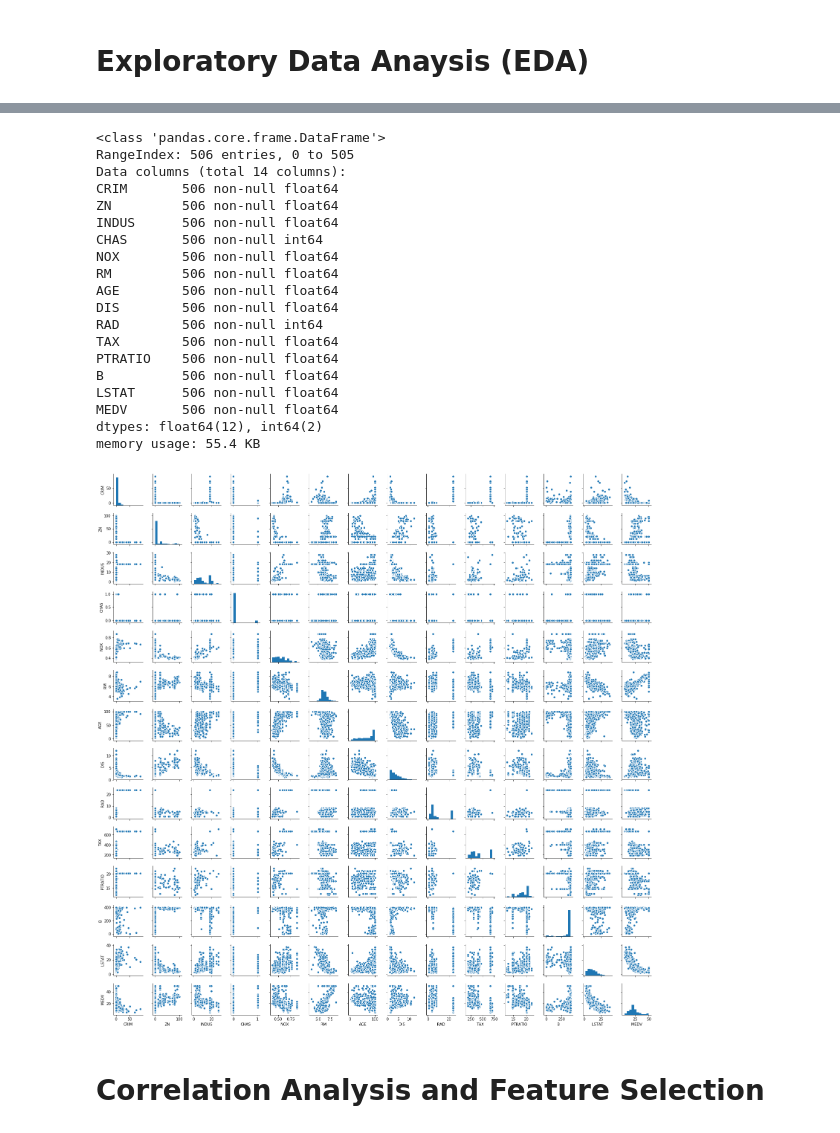
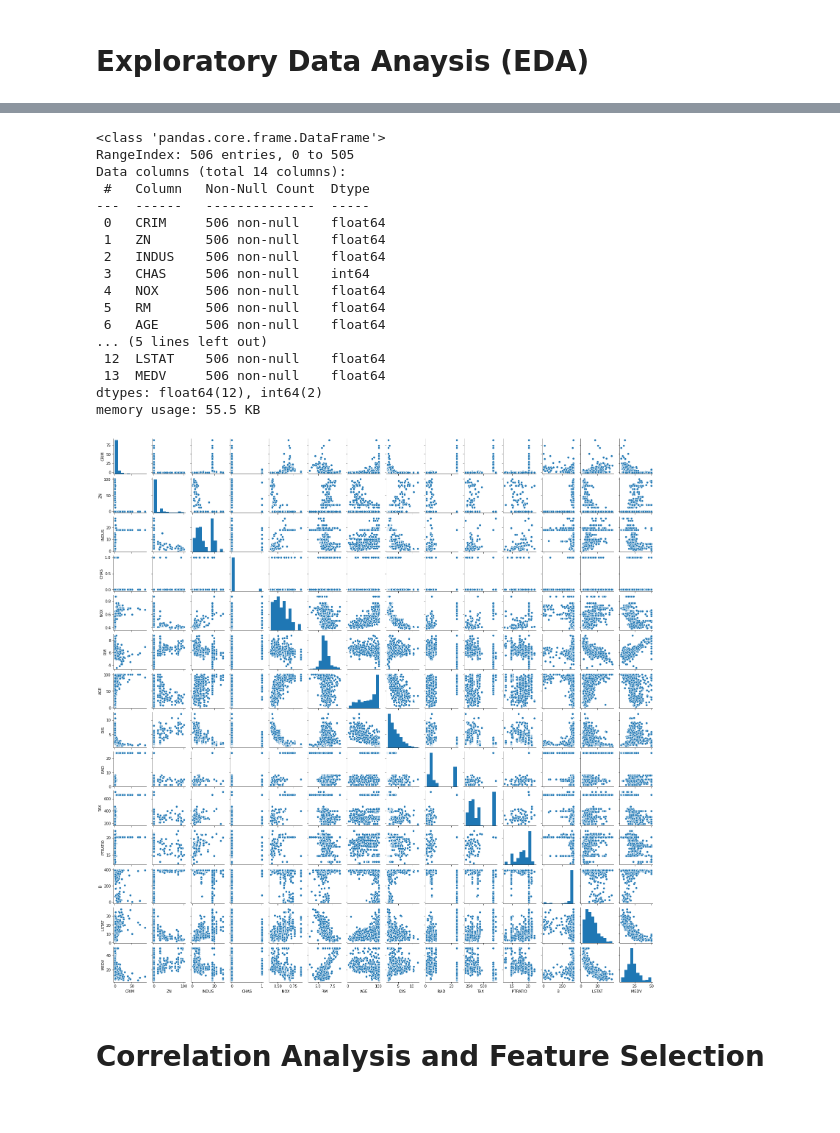
Before and after one commit to himanijawale/test1, a Jupyter notebook: Boston Housing Price Prediction1.ipynb, the cells around one changed output, grey strips where cells are left out. Cells and saved outputs as stored; diff of their text form; code cells hidden in the pictures.

```diff
--- a/Boston Housing Price Prediction1.ipynb
+++ b/Boston Housing Price Prediction1.ipynb
@@ -6,7 +6,7 @@ https://www.kaggle.com/c/boston-housing/overview/description
 import numpy as np
 import pandas as pd
 # %%
-df = pd.read_csv(r'D:\Shubha_ds_sept\Course_material\Day11\housing.data', delim_whitespace=True, header=None)
+df = pd.read_csv(r'Downloads\housing.data', delim_whitespace=True, header=None)
 # %%
 df.head()
 # %% [output]
@@ -66,30 +66,28 @@ df.info()
 <class 'pandas.core.frame.DataFrame'>
 RangeIndex: 506 entries, 0 to 505
 Data columns (total 14 columns):
-CRIM       506 non-null float64
-ZN         506 non-null float64
-INDUS      506 non-null float64
-CHAS       506 non-null int64
-NOX        506 non-null float64
-RM         506 non-null float64
-AGE        506 non-null float64
-DIS        506 non-null float64
-RAD        506 non-null int64
-TAX        506 non-null float64
-PTRATIO    506 non-null float64
-B          506 non-null float64
-LSTAT      506 non-null float64
-MEDV       506 non-null float64
+ #   Column   Non-Null Count  Dtype
+---  ------   --------------  -----
+ 0   CRIM     506 non-null    float64
+ 1   ZN       506 non-null    float64
+ 2   INDUS    506 non-null    float64
+ 3   CHAS     506 non-null    int64
+ 4   NOX      506 non-null    float64
+ 5   RM       506 non-null    float64
+ 6   AGE      506 non-null    float64
+... (5 lines left out)
+ 12  LSTAT    506 non-null    float64
+ 13  MEDV     506 non-null    float64
 dtypes: float64(12), int64(2)
-memory usage: 55.4 KB
+memory usage: 55.5 KB
 # %%
 import matplotlib.pyplot as plt
 import seaborn as sns
 %matplotlib inline
 # %%
-sns.pairplot(df, size=1.5);
+sns.pairplot(df, height=1.5);
 # %% [output]
-[figure, old version]
+[figure, new version]
 # %% [markdown]
 # Correlation Analysis and Feature Selection
 # %%
```
Also changed, not shown: parts of 13 cells of this notebook.
